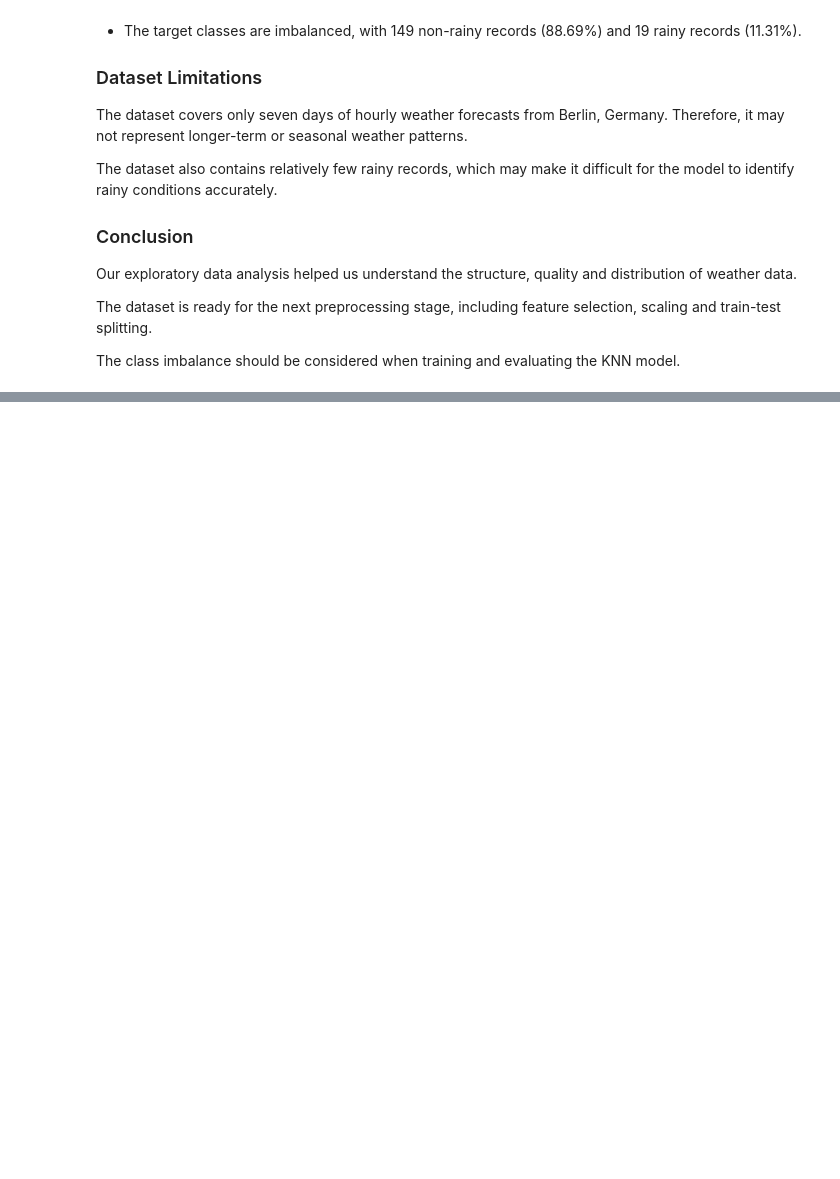
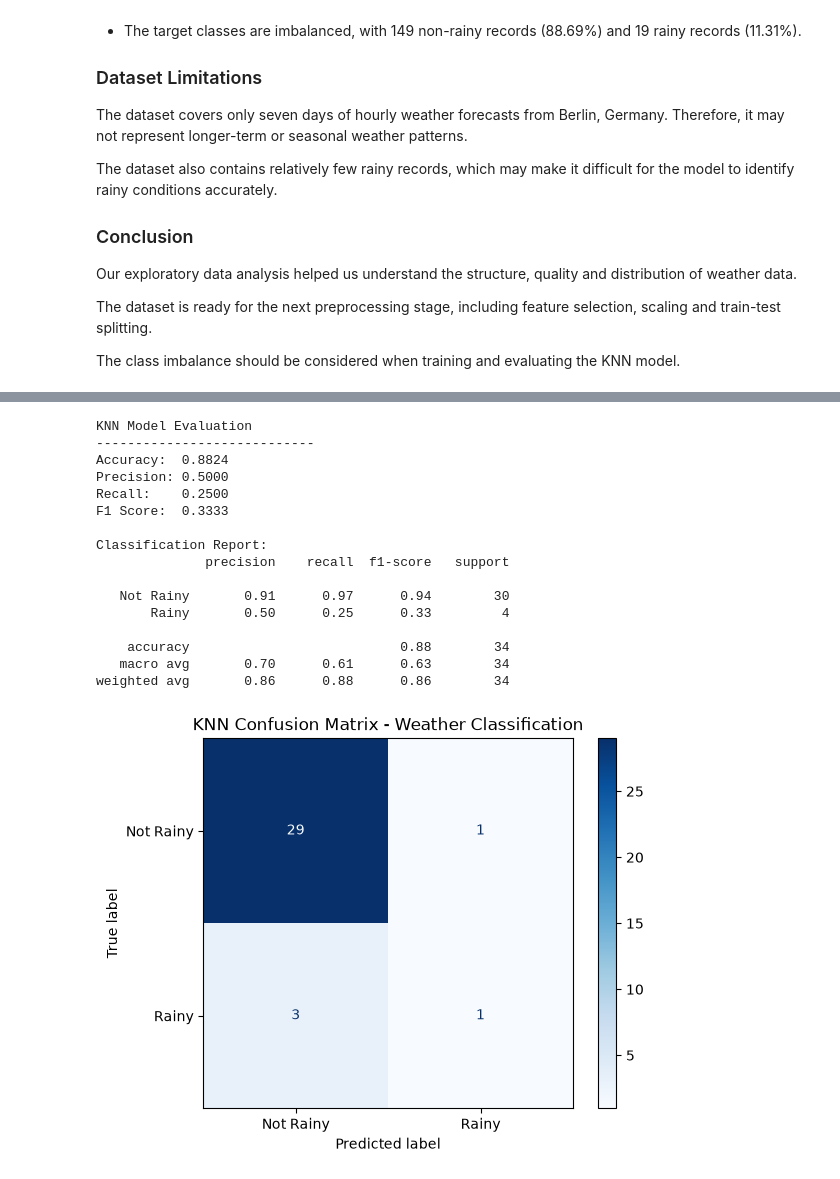
Before and after one commit to AlamirConestoga/KNearestNeighbors_Workshop-main, a Jupyter notebook: src/KNN_Workshop_Solution.ipynb, the cells around one changed output, grey strips where cells are left out. Saved outputs shown, nothing was run; the diff lists cells and outputs as text; code cells hidden in the pictures; blank space fills up the shorter version.

```diff
--- a/src/KNN_Workshop_Solution.ipynb
+++ b/src/KNN_Workshop_Solution.ipynb
@@ -702,0 +714,63 @@ Predictions: [0 0 0 1 0 0 0 0 0 0 0 0 0 0 0 0 0 0 0 0 0 0 0 0 0 0 0 0 0 0 0 0 0
+# %%
+from sklearn.metrics import (
+    accuracy_score,
+    precision_score,
+    recall_score,
+    f1_score,
+    classification_report,
+    ConfusionMatrixDisplay
+)
+import matplotlib.pyplot as plt
+
+# Calculate evaluation metrics
+accuracy = accuracy_score(y_test, y_pred)
+precision = precision_score(y_test, y_pred, zero_division=0)
+recall = recall_score(y_test, y_pred, zero_division=0)
+f1 = f1_score(y_test, y_pred, zero_division=0)
+
+print("KNN Model Evaluation")
+print("----------------------------")
+print(f"Accuracy:  {accuracy:.4f}")
+print(f"Precision: {precision:.4f}")
+print(f"Recall:    {recall:.4f}")
+print(f"F1 Score:  {f1:.4f}")
+
+# Classification report
+print("\nClassification Report:")
+print(classification_report(
+    y_test,
+    y_pred,
+    labels=[0, 1],
+    target_names=["Not Rainy", "Rainy"],
+    zero_division=0
+))
+
+# Confusion matrix
+ConfusionMatrixDisplay.from_predictions(
+    y_test,
+    y_pred,
+    labels=[0, 1],
+    display_labels=["Not Rainy", "Rainy"],
+    cmap="Blues"
+)
+
+plt.title("KNN Confusion Matrix - Weather Classification")
+plt.show()
+# %% [output]
+KNN Model Evaluation
+----------------------------
+Accuracy:  0.8824
+Precision: 0.5000
+Recall:    0.2500
+F1 Score:  0.3333
+
+Classification Report:
+              precision    recall  f1-score   support
+
+   Not Rainy       0.91      0.97      0.94        30
+       Rainy       0.50      0.25      0.33         4
+
+    accuracy                           0.88        34
+   macro avg       0.70      0.61      0.63        34
+weighted avg       0.86      0.88      0.86        34
+[figure, added]
```
Also changed, not shown: parts of 19 cells of this notebook, 2 other files.
